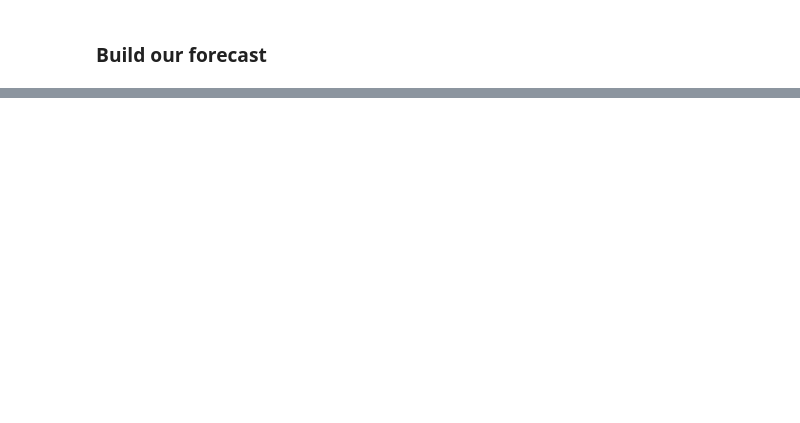
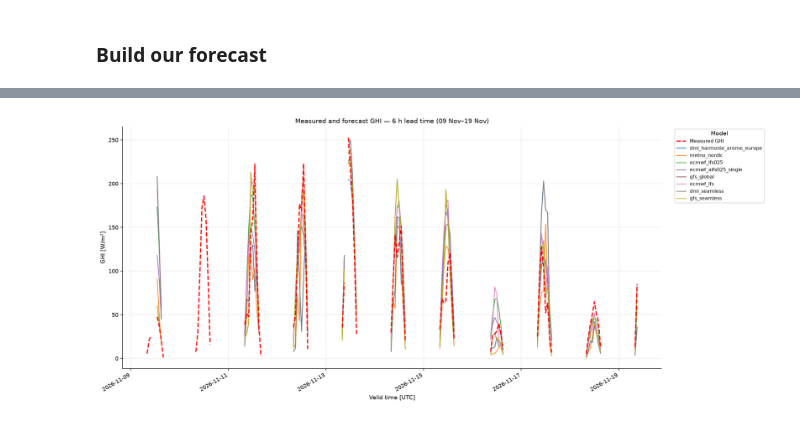
Before and after one commit to MatildeMGM/solar_forecast_project, a Jupyter notebook: notebooks/forecast_data(2) (1).ipynb, the cells around one changed output, grey strips where cells are left out. Cells and saved outputs as stored; diff of their text form; code cells hidden in the pictures; blank space fills up the shorter version.

```diff
--- a/notebooks/forecast_data(2) (1).ipynb
+++ b/notebooks/forecast_data(2) (1).ipynb
@@ -640,0 +738,84 @@ blended_validation = our_blend_by_lead_time(
+# %%
+import numpy as np
+import pandas as pd
+import matplotlib.pyplot as plt
+
+plot_lead = 6
+start_date = pd.Timestamp("2026-11-09", tz="UTC")
+end_date = pd.Timestamp("2026-11-28", tz="UTC")  # Eksklusiv slutdato
+
+measured = hourly_dmi["ghi_measured"].replace([np.inf, -np.inf], np.nan)
+
+# Find den periode, hvor træningsforecastene faktisk findes.
+available_times = pd.Index([])
+for forecast in forecast_train.values():
+    available_times = available_times.union(forecast.index)
+
+if available_times.empty:
+    raise ValueError("No training forecast timestamps are available.")
+
+plot_start = max(start_date, available_times.min()).floor("h")
+plot_end = min(end_date, available_times.max() + pd.Timedelta(hours=1))
+
+# Indsæt alle timer, også dem der mangler i data.
+plot_index = pd.date_range(
+    start=plot_start,
+    end=plot_end,
+    freq="h",
+    inclusive="left",
+)
+
+measured_plot = measured.reindex(plot_index)
+
+# Brug målt GHI til at identificere dagtimer; nat bliver NaN, så linjerne brydes.
+daylight_mask = measured_plot > 1
+
+fig, ax = plt.subplots(figsize=(16, 7))
+
+ax.plot(
+    plot_index,
+    measured_plot.where(daylight_mask),
+    color="red",
+    linestyle="--",
+    linewidth=2,
+    label="Measured GHI",
+    zorder=10,
+)
+
+model_colors = [
+    "#1f77b4", "#ff7f0e", "#2ca02c", "#9467bd",
+    "#8c564b", "#e377c2", "#7f7f7f", "#bcbd22",
+]
+
+for i, (model, forecast) in enumerate(forecast_train.items()):
+    if plot_lead not in forecast.columns:
+        continue
+
+    prediction = (
+        forecast[plot_lead]
+        .replace([np.inf, -np.inf], np.nan)
+        .reindex(plot_index)
+    )
+
+    ax.plot(
+        plot_index,
+        prediction.where(daylight_mask),
+        color=model_colors[i % len(model_colors)],
+        linewidth=1.3,
+        alpha=0.9,
+        label=model,
+    )
+
+ax.set_title(
+    f"Measured and forecast GHI — {plot_lead} h lead time "
+    f"({plot_start:%d Nov}–{(plot_end - pd.Timedelta(hours=1)):%d Nov})"
+)
+ax.set_xlabel("Valid time [UTC]")
+ax.set_ylabel("GHI [W/m²]")
+ax.grid(alpha=0.25)
+ax.legend(title="Model", bbox_to_anchor=(1.02, 1), loc="upper left")
+fig.autofmt_xdate()
+plt.tight_layout()
+plt.show()
+# %% [output]
+[figure, added]
```
Also changed, not shown: parts of 12 cells of this notebook, 1 other file.
